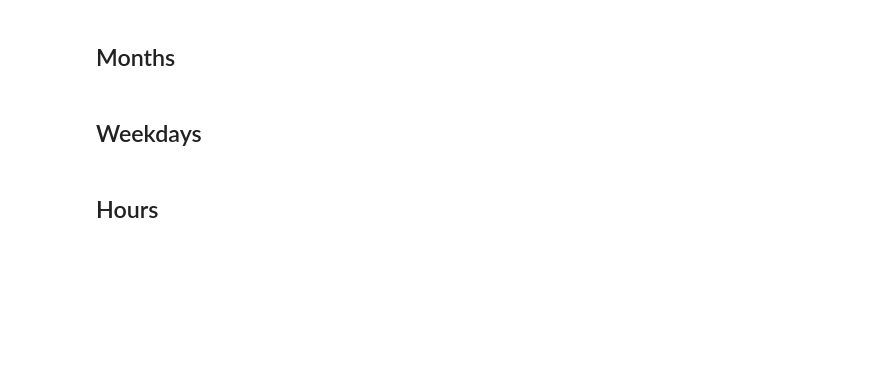
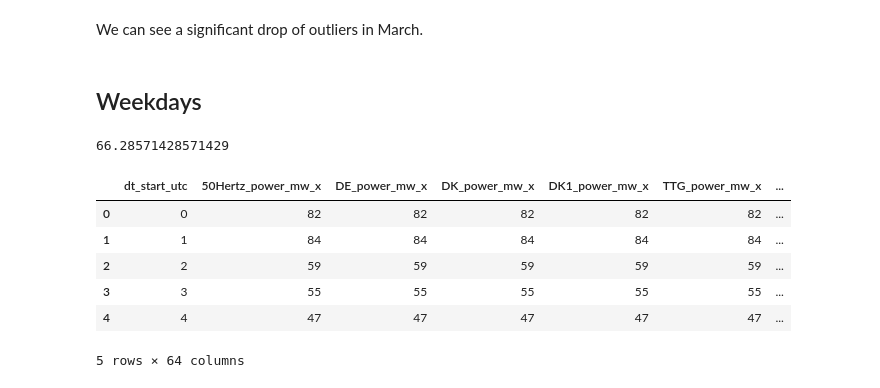
Before and after one commit to Jaoaud/Capstone_Energy, a Jupyter notebook: 2_1_EDA/Outlier.ipynb, the cells around one changed output. Cells and saved outputs as stored; diff of their text form; code cells hidden in the pictures; blank space fills up the shorter version.

```diff
--- a/2_1_EDA/Outlier.ipynb
+++ b/2_1_EDA/Outlier.ipynb
@@ -92,2 +132,0 @@ fig.show()
-# %% [markdown]
-## Months
@@ -98,8 +133,17 @@ df_1000_month
+# %% [markdown]
+We can see a significant drop of outliers in March.
 # %% [markdown]
 ## Weekdays
 # %%
-df_1000_weekday = df_1000.groupby(df_1000.index.weekday).count().reset_index()
-print(df_1000_weekday["rebap_eur_mwh"].mean())
-df_1000_weekday
+df_outlier_weekday = df_outlier.groupby(df_outlier.index.weekday).count().reset_index()
+print(df_outlier_weekday["rebap_eur_mwh"].mean())
+df_outlier_weekday.head()
+# %% [output]
+66.28571428571429
+|  | dt_start_utc | 50Hertz_power_mw_x | DE_power_mw_x | DK_power_mw_x | DK1_power_mw_x | TTG_power_mw_x | ... |
+| 0 | 0 | 82 | 82 | 82 | 82 | 82 | ... |
+| 1 | 1 | 84 | 84 | 84 | 84 | 84 | ... |
+| 2 | 2 | 59 | 59 | 59 | 59 | 59 | ... |
+| 3 | 3 | 55 | 55 | 55 | 55 | 55 | ... |
+| 4 | 4 | 47 | 47 | 47 | 47 | 47 | ... |
+5 rows × 64 columns
-# %% [markdown]
-## Hours
```
Also changed, not shown: parts of 42 cells of this notebook, 1 other file.
